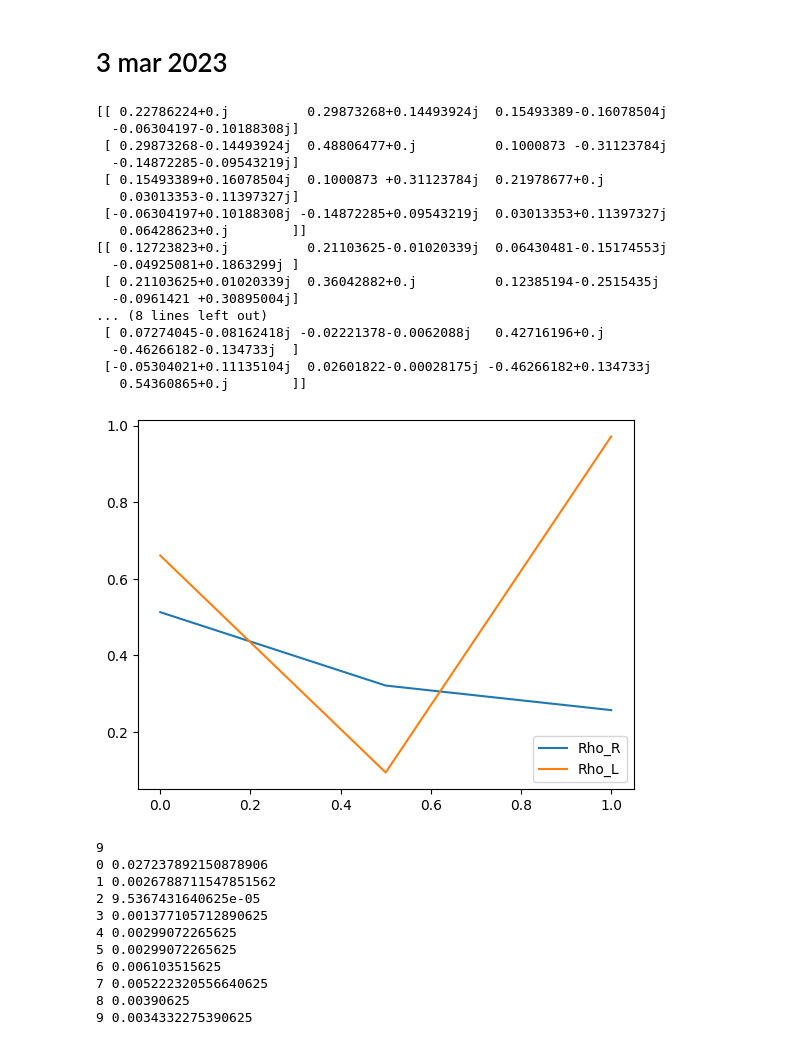
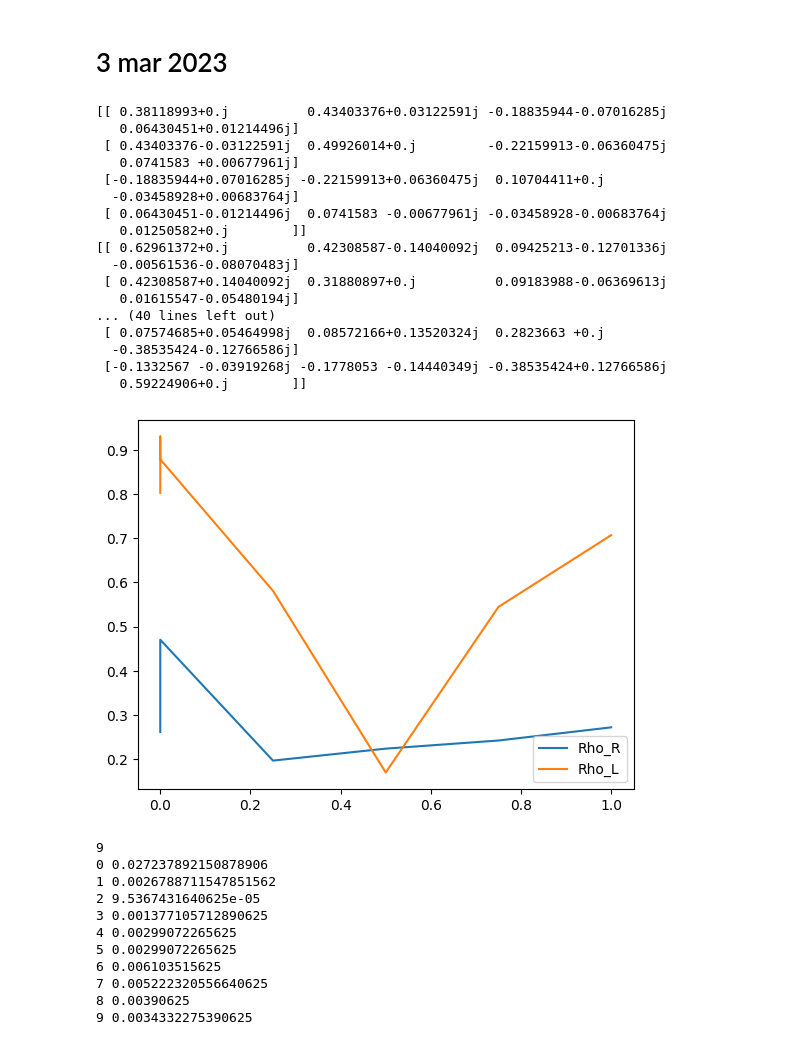
Before and after one commit to SchultzVV/Runtime-qiskit, a Jupyter notebook: bit-flip.ipynb, the cells around one changed output. Saved outputs shown, nothing was run; the diff lists cells and outputs as text; code cells hidden in the pictures.

```diff
--- a/bit-flip.ipynb
+++ b/bit-flip.ipynb
@@ -76,26 +76,27 @@ def run_calcs(list_p, epochs):
 # 3 mar 2023
 # %%
 list_p = np.linspace(0,1,3)
+list_p = [0,0.25,0.5,0.75,1]
 run_calcs(list_p, 3)
 # %% [output]
-[[ 0.22786224+0.j          0.29873268+0.14493924j  0.15493389-0.16078504j
-  -0.06304197-0.10188308j]
- [ 0.29873268-0.14493924j  0.48806477+0.j          0.1000873 -0.31123784j
-  -0.14872285-0.09543219j]
- [ 0.15493389+0.16078504j  0.1000873 +0.31123784j  0.21978677+0.j
-   0.03013353-0.11397327j]
- [-0.06304197+0.10188308j -0.14872285+0.09543219j  0.03013353+0.11397327j
-   0.06428623+0.j        ]]
-[[ 0.12723823+0.j          0.21103625-0.01020339j  0.06430481-0.15174553j
-  -0.04925081+0.1863299j ]
- [ 0.21103625+0.01020339j  0.36042882+0.j          0.12385194-0.2515435j
-  -0.0961421 +0.30895004j]
-... (8 lines left out)
- [ 0.07274045-0.08162418j -0.02221378-0.0062088j   0.42716196+0.j
-  -0.46266182-0.134733j  ]
- [-0.05304021+0.11135104j  0.02601822-0.00028175j -0.46266182+0.134733j
-   0.54360865+0.j        ]]
+[[ 0.38118993+0.j          0.43403376+0.03122591j -0.18835944-0.07016285j
+   0.06430451+0.01214496j]
+ [ 0.43403376-0.03122591j  0.49926014+0.j         -0.22159913-0.06360475j
+   0.0741583 +0.00677961j]
+ [-0.18835944+0.07016285j -0.22159913+0.06360475j  0.10704411+0.j
+  -0.03458928+0.00683764j]
+ [ 0.06430451-0.01214496j  0.0741583 -0.00677961j -0.03458928-0.00683764j
+   0.01250582+0.j        ]]
+[[ 0.62961372+0.j          0.42308587-0.14040092j  0.09425213-0.12701336j
+  -0.00561536-0.08070483j]
+ [ 0.42308587+0.14040092j  0.31880897+0.j          0.09183988-0.06369613j
+   0.01615547-0.05480194j]
+... (40 lines left out)
+ [ 0.07574685+0.05464998j  0.08572166+0.13520324j  0.2823663 +0.j
+  -0.38535424-0.12766586j]
+ [-0.1332567 -0.03919268j -0.1778053 -0.14440349j -0.38535424+0.12766586j
+   0.59224906+0.j        ]]
-[figure, old version]
+[figure, new version]
 # %%
 # RASCUNHO
 # %%
```
